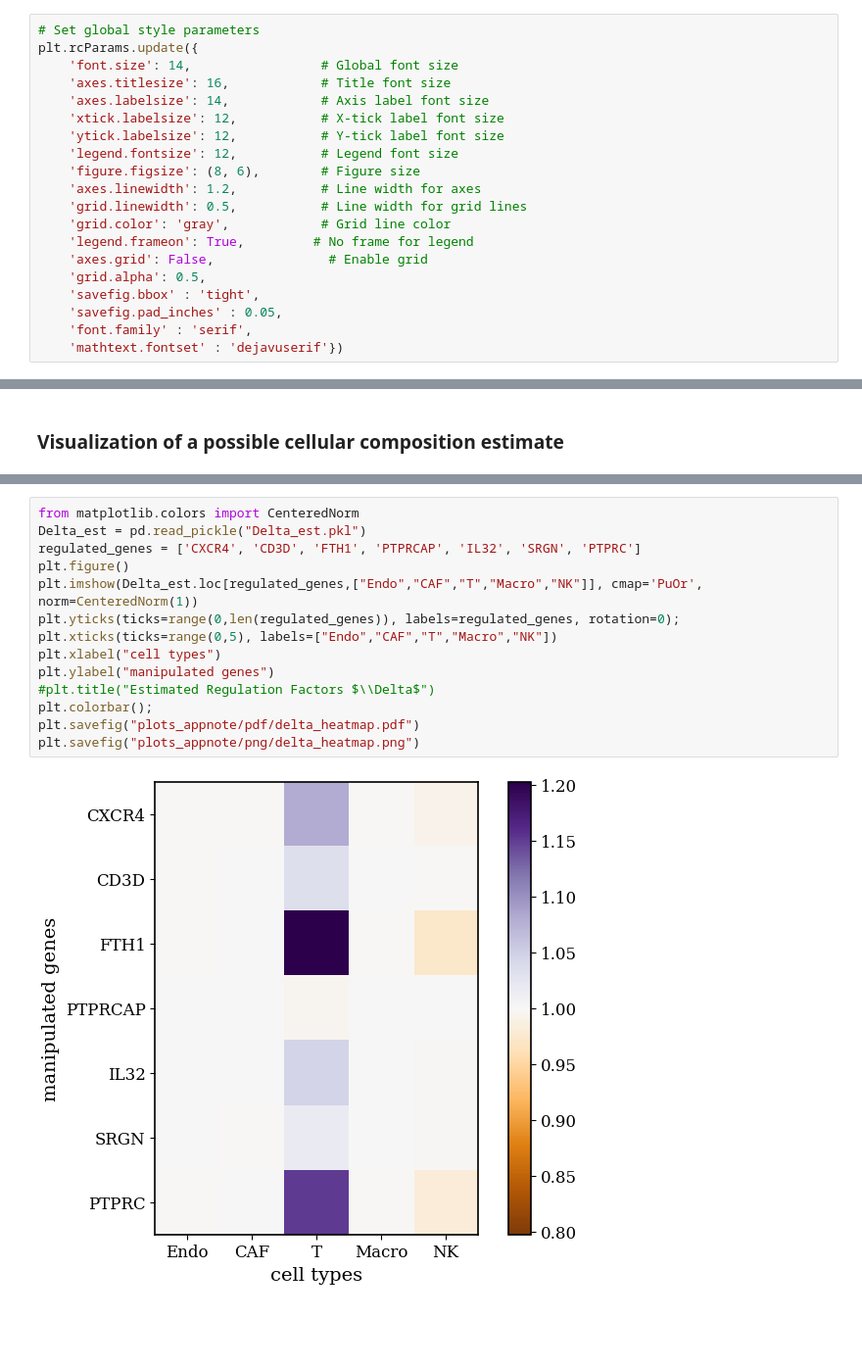
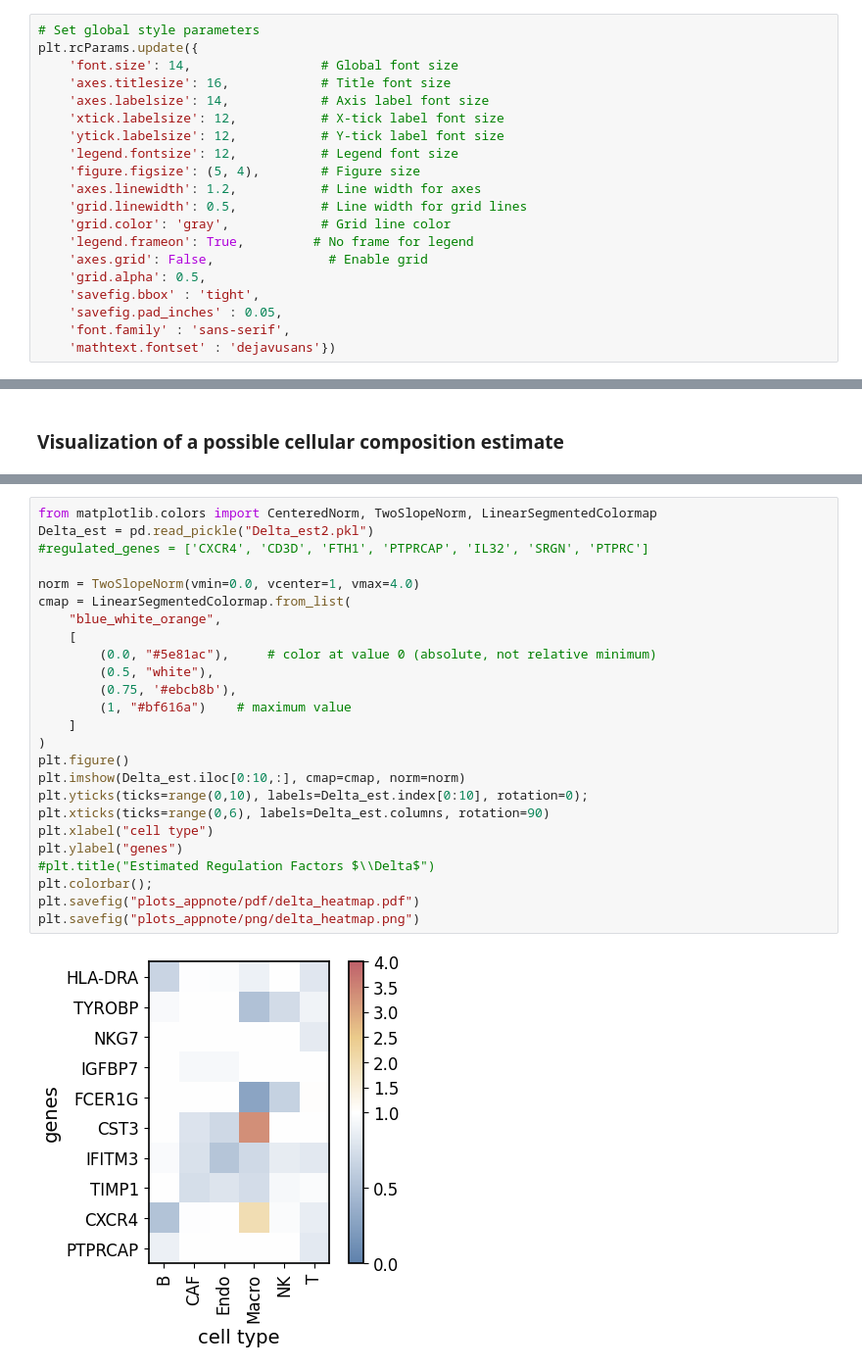
Before and after one commit to Deconomix/Deconomix, a Jupyter notebook: examples/Example-Plots_for_Application_Note.ipynb, the cells around one changed output, grey strips where cells are left out. Shown at 98% size. Drawn from its saved outputs; the diff is of its cells as text; blank space fills up the shorter version.

```diff
--- a/examples/Example-Plots_for_Application_Note.ipynb
+++ b/examples/Example-Plots_for_Application_Note.ipynb
@@ -21,7 +21,7 @@ plt.rcParams.update({
     'xtick.labelsize': 12,           # X-tick label font size
     'ytick.labelsize': 12,           # Y-tick label font size
     'legend.fontsize': 12,           # Legend font size
-    'figure.figsize': (8, 6),        # Figure size
+    'figure.figsize': (5, 4),        # Figure size
     'axes.linewidth': 1.2,           # Line width for axes
     'grid.linewidth': 0.5,           # Line width for grid lines
     'grid.color': 'gray',            # Grid line color
@@ -30,8 +30,8 @@ plt.rcParams.update({
     'grid.alpha': 0.5,
     'savefig.bbox' : 'tight',
     'savefig.pad_inches' : 0.05,
-    'font.family' : 'serif',
-    'mathtext.fontset' : 'dejavuserif'})
+    'font.family' : 'sans-serif',
+    'mathtext.fontset' : 'dejavusans'})
 # %%
 test, train = deconomix.utils.load_example()
 # %% [output]
@@ -123,16 +161,27 @@ plt.savefig('plots_appnote/png/C_hat_piechart.png')
 # %%
-from matplotlib.colors import CenteredNorm
-Delta_est = pd.read_pickle("Delta_est.pkl")
-regulated_genes = ['CXCR4', 'CD3D', 'FTH1', 'PTPRCAP', 'IL32', 'SRGN', 'PTPRC']
+from matplotlib.colors import CenteredNorm, TwoSlopeNorm, LinearSegmentedColormap
+Delta_est = pd.read_pickle("Delta_est2.pkl")
+#regulated_genes = ['CXCR4', 'CD3D', 'FTH1', 'PTPRCAP', 'IL32', 'SRGN', 'PTPRC']
+
+norm = TwoSlopeNorm(vmin=0.0, vcenter=1, vmax=4.0)
+cmap = LinearSegmentedColormap.from_list(
+    "blue_white_orange",
+    [
+        (0.0, "#5e81ac"),     # color at value 0 (absolute, not relative minimum)
+        (0.5, "white"),
+        (0.75, '#ebcb8b'),
+        (1, "#bf616a")    # maximum value
+    ]
+)
 plt.figure()
-plt.imshow(Delta_est.loc[regulated_genes,["Endo","CAF","T","Macro","NK"]], cmap='PuOr', norm=CenteredNorm(1))
-plt.yticks(ticks=range(0,len(regulated_genes)), labels=regulated_genes, rotation=0);
-plt.xticks(ticks=range(0,5), labels=["Endo","CAF","T","Macro","NK"])
-plt.xlabel("cell types")
-plt.ylabel("manipulated genes")
+plt.imshow(Delta_est.iloc[0:10,:], cmap=cmap, norm=norm)
+plt.yticks(ticks=range(0,10), labels=Delta_est.index[0:10], rotation=0);
+plt.xticks(ticks=range(0,6), labels=Delta_est.columns, rotation=90)
+plt.xlabel("cell type")
+plt.ylabel("genes")
 #plt.title("Estimated Regulation Factors $\\Delta$")
 plt.colorbar();
 plt.savefig("plots_appnote/pdf/delta_heatmap.pdf")
 plt.savefig("plots_appnote/png/delta_heatmap.png")
 # %% [output]
-[figure, old version]
+[figure, new version]
```
Also changed, not shown: parts of 6 cells of this notebook.
